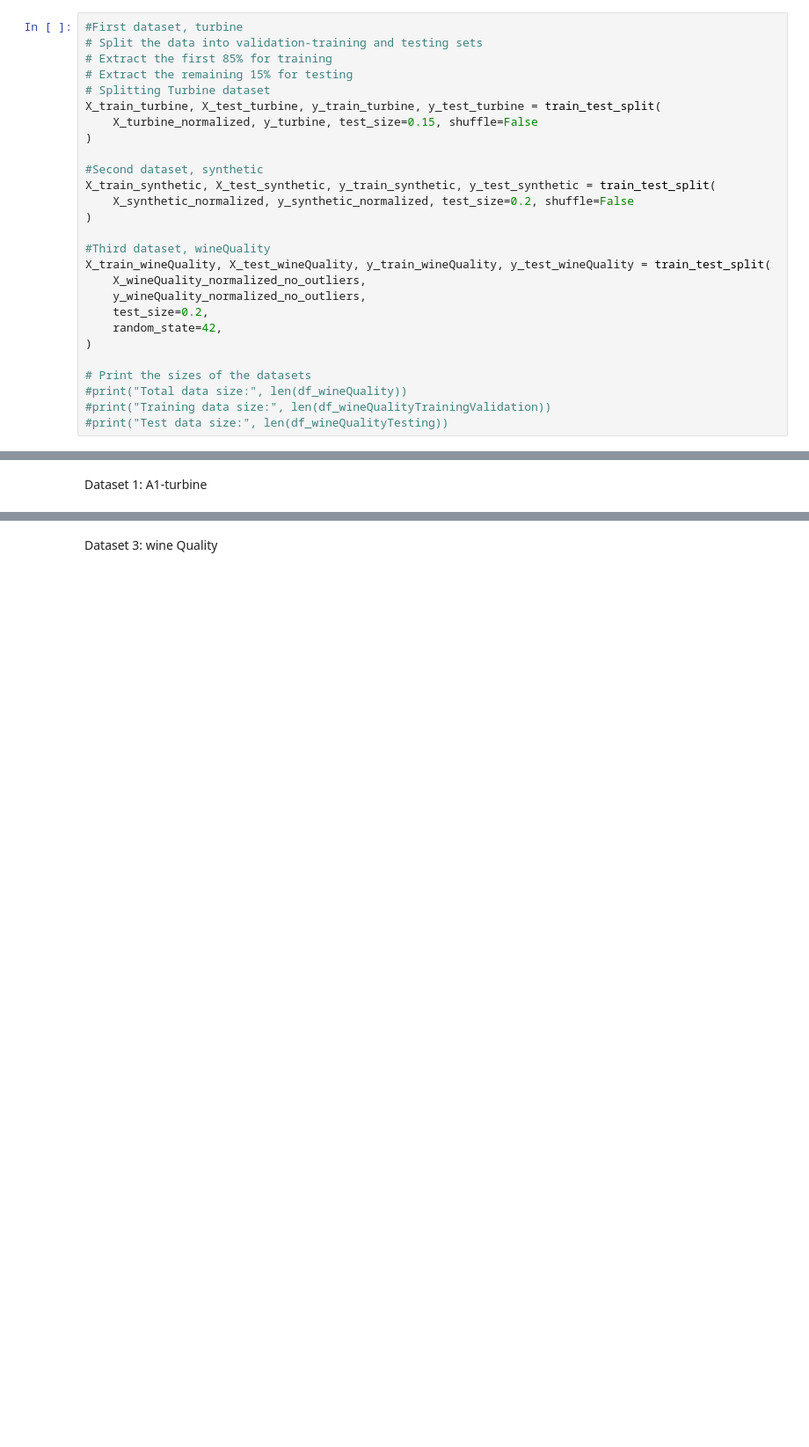
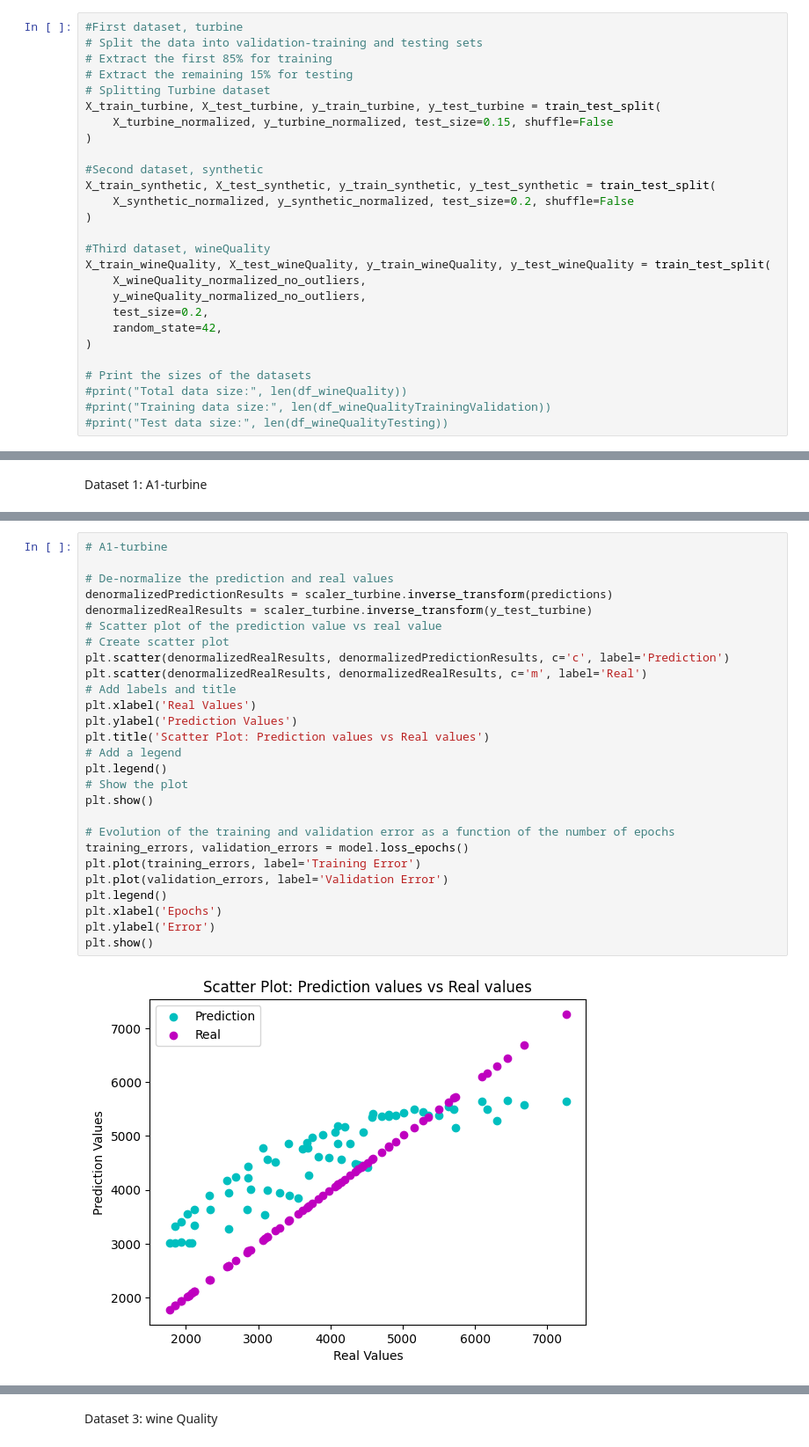
Before and after one commit to Natzaret/Natzaret, a Jupyter notebook: NEC_Exercise_1.ipynb, the cells around one changed output, grey strips where cells are left out. Shown: that part at 88% size. Saved outputs shown, nothing was run; the diff lists cells and outputs as text; blank space fills up the shorter version.

```diff
--- a/NEC_Exercise_1.ipynb
+++ b/NEC_Exercise_1.ipynb
@@ -152,7 +152,7 @@ Now, we divide the datasets into validation & training and test.
 # Extract the remaining 15% for testing
 # Splitting Turbine dataset
 X_train_turbine, X_test_turbine, y_train_turbine, y_test_turbine = train_test_split(
-    X_turbine_normalized, y_turbine, test_size=0.15, shuffle=False
+    X_turbine_normalized, y_turbine_normalized, test_size=0.15, shuffle=False
 )
 
 #Second dataset, synthetic
@@ -450,0 +575,29 @@ print(global_expected_error)
+# %%
+# A1-turbine
+
+# De-normalize the prediction and real values
+denormalizedPredictionResults = scaler_turbine.inverse_transform(predictions)
+denormalizedRealResults = scaler_turbine.inverse_transform(y_test_turbine)
+# Scatter plot of the prediction value vs real value
+# Create scatter plot
+plt.scatter(denormalizedRealResults, denormalizedPredictionResults, c='c', label='Prediction')
+plt.scatter(denormalizedRealResults, denormalizedRealResults, c='m', label='Real')
+# Add labels and title
+plt.xlabel('Real Values')
+plt.ylabel('Prediction Values')
+plt.title('Scatter Plot: Prediction values vs Real values')
+# Add a legend
+plt.legend()
+# Show the plot
+plt.show()
+
+# Evolution of the training and validation error as a function of the number of epochs
+training_errors, validation_errors = model.loss_epochs()
+plt.plot(training_errors, label='Training Error')
+plt.plot(validation_errors, label='Validation Error')
+plt.legend()
+plt.xlabel('Epochs')
+plt.ylabel('Error')
+plt.show()
+# %% [output]
+[figure, added]
```
Also changed, not shown: parts of 39 cells of this notebook.
